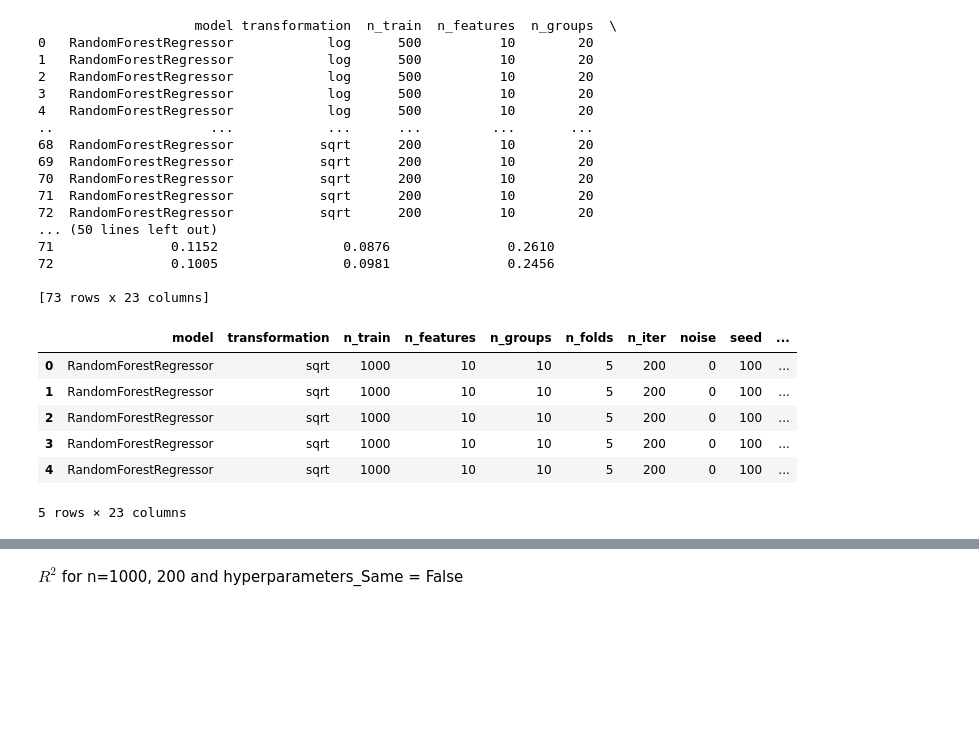
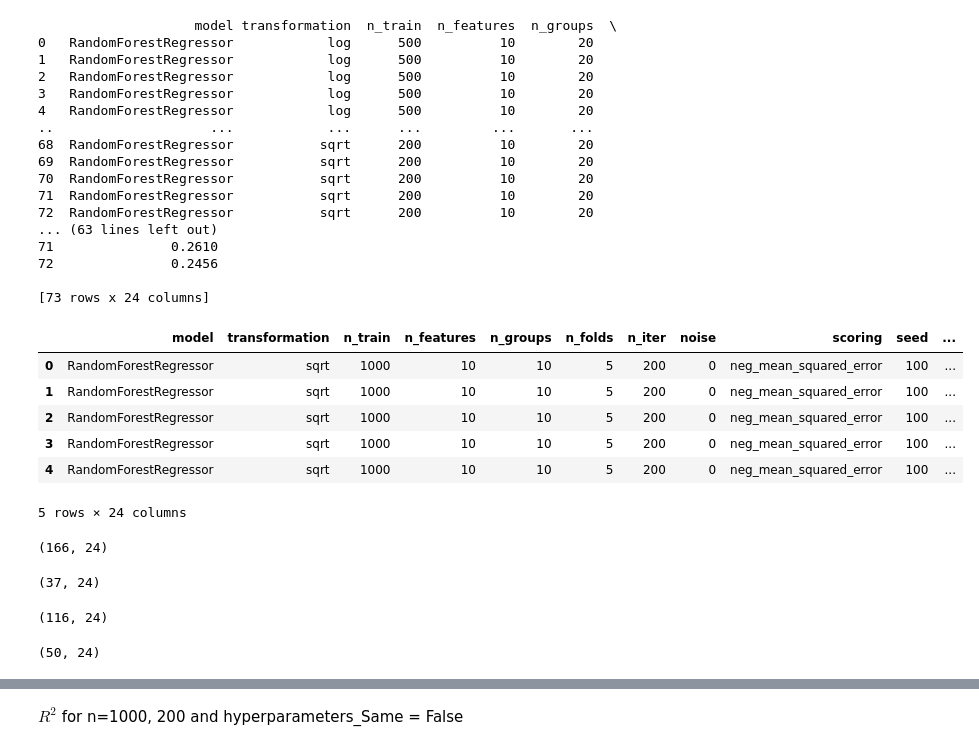
Before and after one commit to annegriddl/slds_stratification, a Jupyter notebook: Simulations/Experiments4 Final SetUp RF/visualization_results.ipynb, the cells around one changed output, grey strips where cells are left out. Saved outputs shown, nothing was run; the diff lists cells and outputs as text; code cells hidden in the pictures; blank space fills up the shorter version.

```diff
--- a/Simulations/Experiments4 Final SetUp RF/visualization_results.ipynb
+++ b/Simulations/Experiments4 Final SetUp RF/visualization_results.ipynb
@@ -31,6 +31,7 @@ for entry in data1:
         'n_folds': [model_info['n_folds']],
         'n_iter': [model_info['n_iter']],
         'noise': [model_info['FD_noise']],
+        'scoring': [model_info['scoring']],
         'seed': [entry['seed']],
         'random_state': [entry['random_state']],
         'hyperparameters_same': [entry['hyperparameters_same']],
@@ -69,11 +70,11 @@ print(df1)
 70  RandomForestRegressor           sqrt      200          10        20
 71  RandomForestRegressor           sqrt      200          10        20
 72  RandomForestRegressor           sqrt      200          10        20
-... (50 lines left out)
-71               0.1152                0.0876               0.2610
-72               0.1005                0.0981               0.2456
+... (63 lines left out)
+71               0.2610
+72               0.2456
 
-[73 rows x 23 columns]
+[73 rows x 24 columns]
 # %%
 with open(file2) as f:
     data2 = json.load(f)
@@ -97,39 +98,40 @@ for entry in data2:
         'n_groups': [model_info['n_groups']],
         'n_folds': [model_info['n_folds']],
         'n_iter': [model_info['n_iter']],
         'noise': [model_info['FD_noise']],
+        'scoring': [model_info['scoring']],
         'seed': [entry['seed']],
         'random_state': [entry['random_state']],
         'hyperparameters_same': [entry['hyperparameters_same']],
         'train_r2_unstratified': [results_unstratified['train r2']],
         'test_r2_unstratified': [results_unstratified['test r2']],
         'train_mse_unstratified': [results_unstratified['train mse']],
         'test_mse_unstratified': [results_unstratified['test mse']],
         'train_mae_unstratified': [results_unstratified['train mae']],
         'test_mae_unstratified': [results_unstratified['test mae']],
         'train_r2_stratified': [results_stratified['train r2']],
         'test_r2_stratified': [results_stratified['test r2']],
         'train_mse_stratified': [results_stratified['train mse']],
         'test_mse_stratified': [results_stratified['test mse']],
         'train_mae_stratified': [results_stratified['train mae']],
         'test_mae_stratified': [results_stratified['test mae']],
     })
 
     # append the dataframe to the list
     dfs2.append(df_entry)
 
 # concatenate all dataframes in the list into a single dataframe
 df2 = pd.concat(dfs2, ignore_index=True)
 
 # display the resulting dataframe
 df2.head()
 # %% [output]
-|  | model | transformation | n_train | n_features | n_groups | n_folds | n_iter | noise | seed | ... |
-| 0 | RandomForestRegressor | sqrt | 1000 | 10 | 10 | 5 | 200 | 0 | 100 | ... |
-| 1 | RandomForestRegressor | sqrt | 1000 | 10 | 10 | 5 | 200 | 0 | 100 | ... |
-| 2 | RandomForestRegressor | sqrt | 1000 | 10 | 10 | 5 | 200 | 0 | 100 | ... |
-| 3 | RandomForestRegressor | sqrt | 1000 | 10 | 10 | 5 | 200 | 0 | 100 | ... |
-| 4 | RandomForestRegressor | sqrt | 1000 | 10 | 10 | 5 | 200 | 0 | 100 | ... |
+|  | model | transformation | n_train | n_features | n_groups | n_folds | n_iter | noise | scoring | seed | ... |
+| 0 | RandomForestRegressor | sqrt | 1000 | 10 | 10 | 5 | 200 | 0 | neg_mean_squared_error | 100 | ... |
+| 1 | RandomForestRegressor | sqrt | 1000 | 10 | 10 | 5 | 200 | 0 | neg_mean_squared_error | 100 | ... |
+| 2 | RandomForestRegressor | sqrt | 1000 | 10 | 10 | 5 | 200 | 0 | neg_mean_squared_error | 100 | ... |
+| 3 | RandomForestRegressor | sqrt | 1000 | 10 | 10 | 5 | 200 | 0 | neg_mean_squared_error | 100 | ... |
+| 4 | RandomForestRegressor | sqrt | 1000 | 10 | 10 | 5 | 200 | 0 | neg_mean_squared_error | 100 | ... |
-5 rows × 23 columns
+5 rows × 24 columns
 # %%
 data = pd.concat([df1, df2], ignore_index=True)
@@ -136,8 +140,25 @@ data = pd.concat([df1, df2], ignore_index=True)
+# %%
+data.shape
+# %% [output]
+(166, 24)
+# %%
+data_hyp = data[data['hyperparameters_same'] == False]
+data_hyp.shape
+# %% [output]
+(37, 24)
 # %%
 #data=data[data['hyperparameters_same'] == False]
 data1000=data[data['n_train'] == 1000]
+# %%
+data1000.shape
+# %% [output]
+(116, 24)
 # %%
 data200=data[data['n_train'] == 200]
+# %%
+data200.shape
+# %% [output]
+(50, 24)
 # %%
 data1000_hyp=data1000[data1000['hyperparameters_same'] == False]
 data200_hyp=data200[data200['hyperparameters_same'] == False]
```
Also changed, not shown: parts of 23 cells of this notebook.
